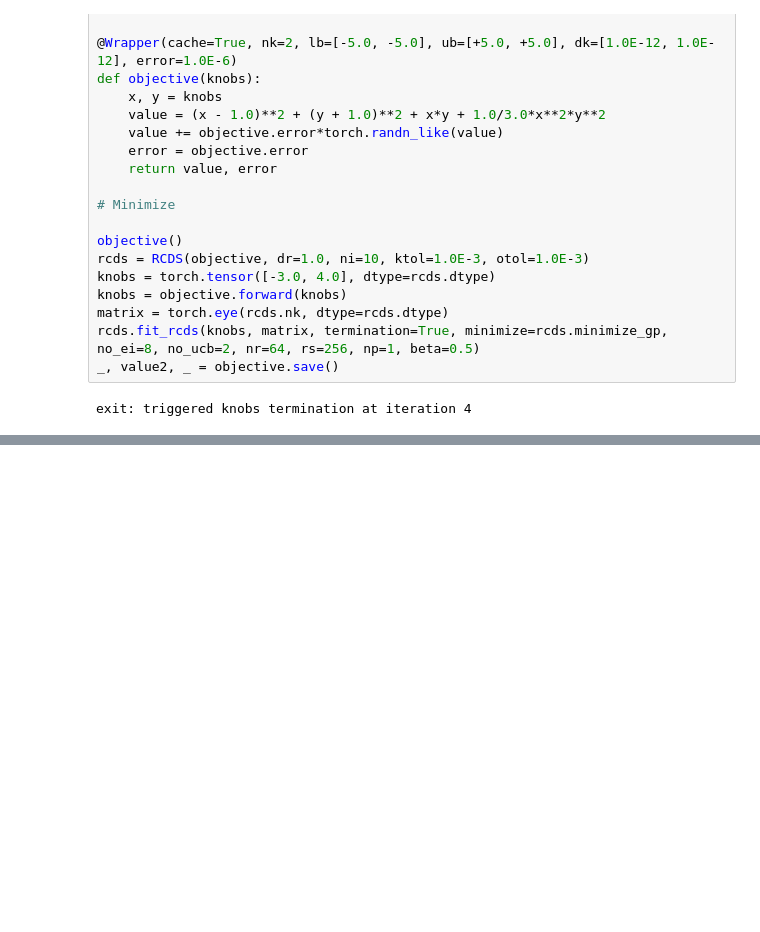
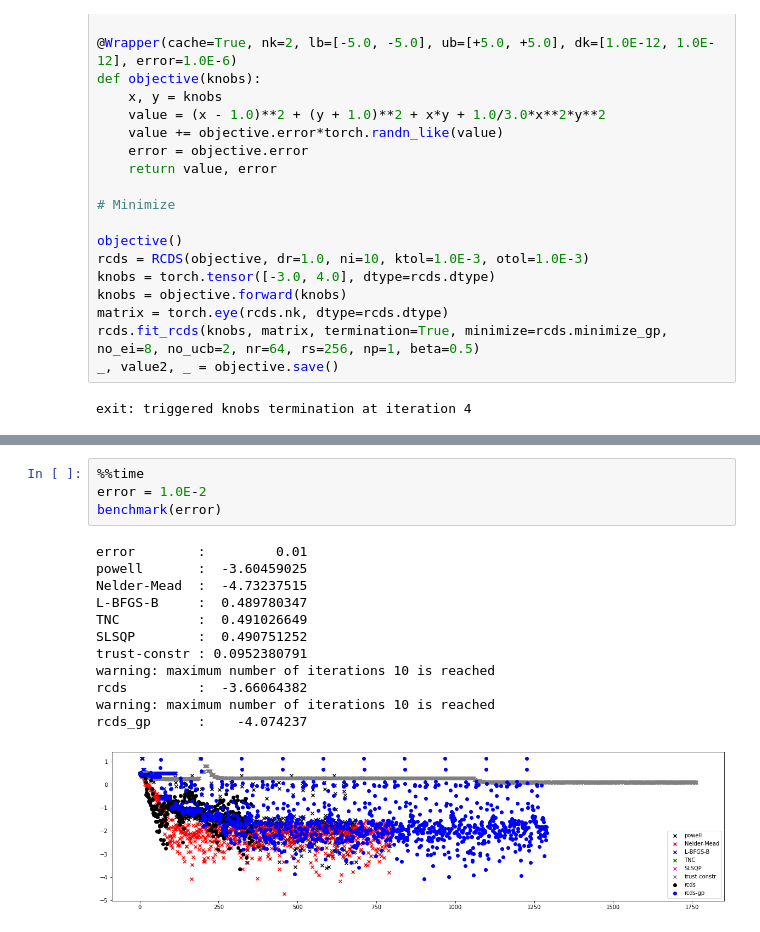
Before and after one commit to i-a-morozov/rcds, a Jupyter notebook: rcds.ipynb, the cells around one changed output, grey strips where cells are left out. Cells and saved outputs as stored; diff of their text form; blank space fills up the shorter version.

```diff
--- a/rcds.ipynb
+++ b/rcds.ipynb
@@ -1575,0 +1793,17 @@ plt.show()
+# %%
+%%time
+error = 1.0E-2
+benchmark(error)
+# %% [output]
+error        :         0.01
+powell       :  -3.60459025
+Nelder-Mead  :  -4.73237515
+L-BFGS-B     :  0.489780347
+TNC          :  0.491026649
+SLSQP        :  0.490751252
+trust-constr : 0.0952380791
+warning: maximum number of iterations 10 is reached
+rcds         :  -3.66064382
+warning: maximum number of iterations 10 is reached
+rcds_gp      :    -4.074237
+[figure, added]
```
Also changed, not shown: parts of 25 cells of this notebook, 1 other file.
